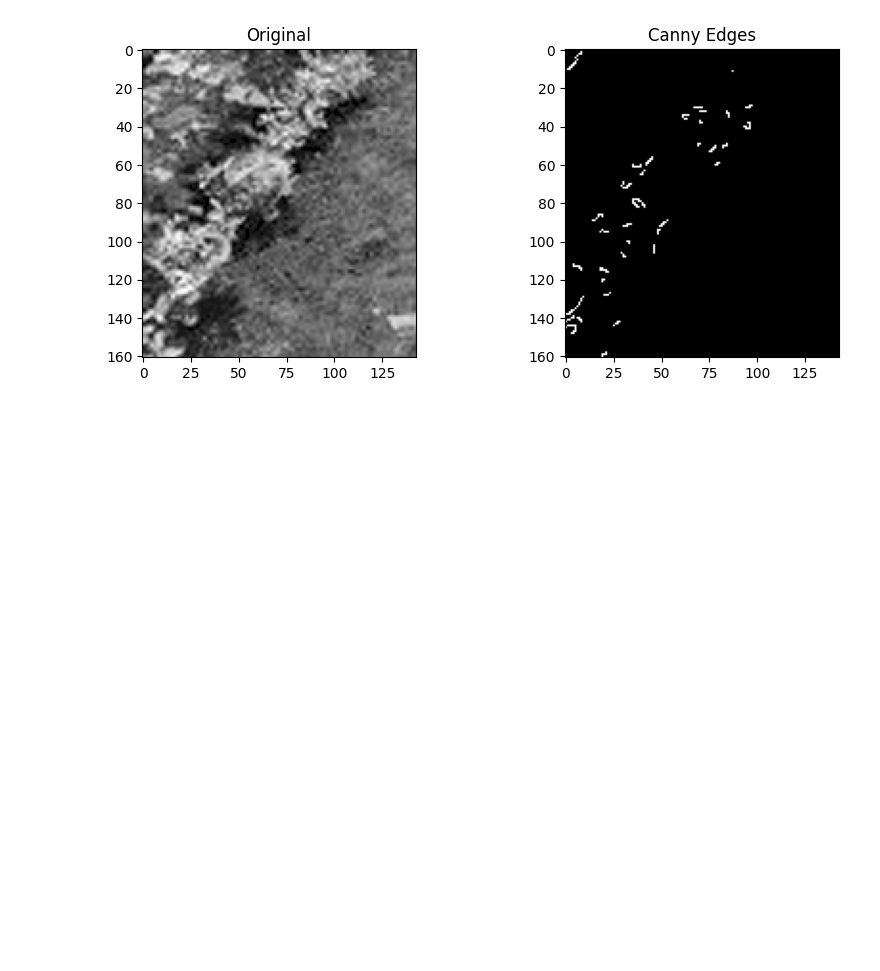
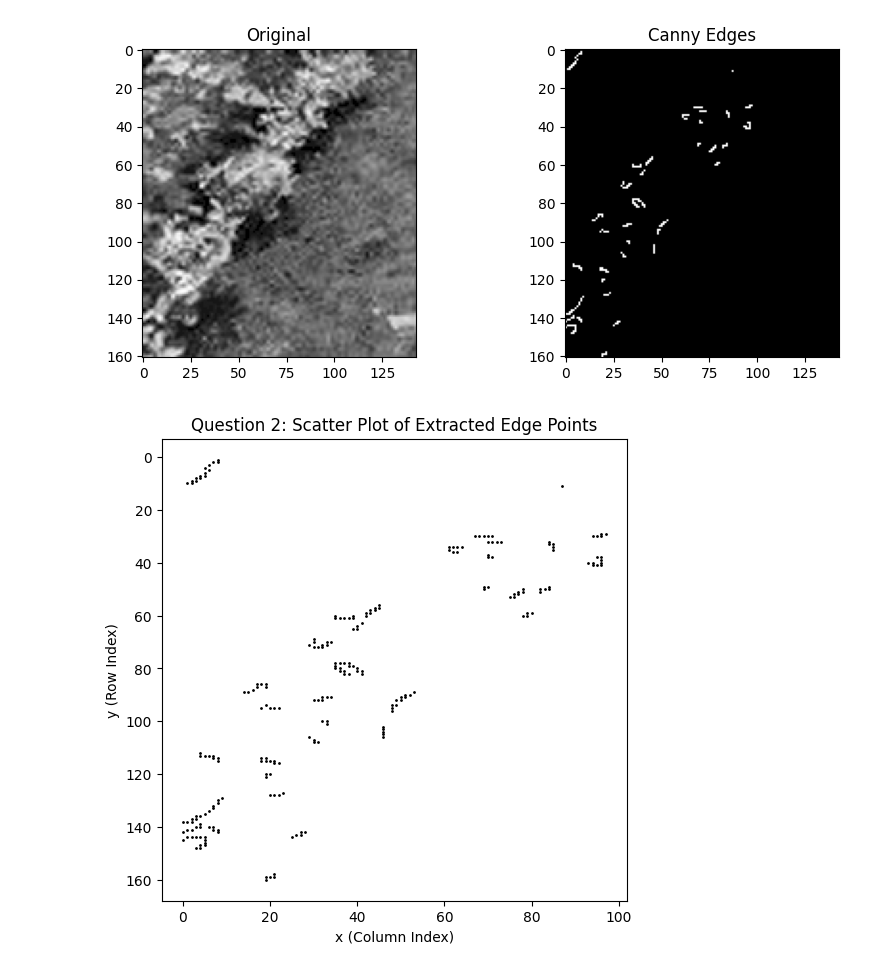
Before and after one commit to hmklahm/ET3112_Assignment02, a Jupyter notebook: crop_slope_estimation.ipynb, the cells around one changed output. Saved outputs shown, nothing was run; the diff lists cells and outputs as text; code cells hidden in the pictures; blank space fills up the shorter version.

Commit message:
done question 2

```diff
--- a/crop_slope_estimation.ipynb
+++ b/crop_slope_estimation.ipynb
@@ -19,3 +24,23 @@ plt.title('Canny Edges')
 plt.show()
 # %% [output]
 [figure]
+# %%
+indices = np.where(edges != 0)
+
+x = indices[1]
+y = indices[0]
+# %%
+#Question 2
+plt.figure(figsize=(6, 6))
+# Create the scatter plot with small point size (s=1) for clarity
+plt.scatter(x, y, s=1, color='black')
+
+# Important for images: Invert the y-axis so the plot matches the image view
+plt.gca().invert_yaxis()
+
+plt.title("Question 2: Scatter Plot of Extracted Edge Points")
+plt.xlabel("x (Column Index)")
+plt.ylabel("y (Row Index)")
+plt.show()
+# %% [output]
+[figure, added]
```
Also changed, not shown: parts of 1 cell of this notebook.
